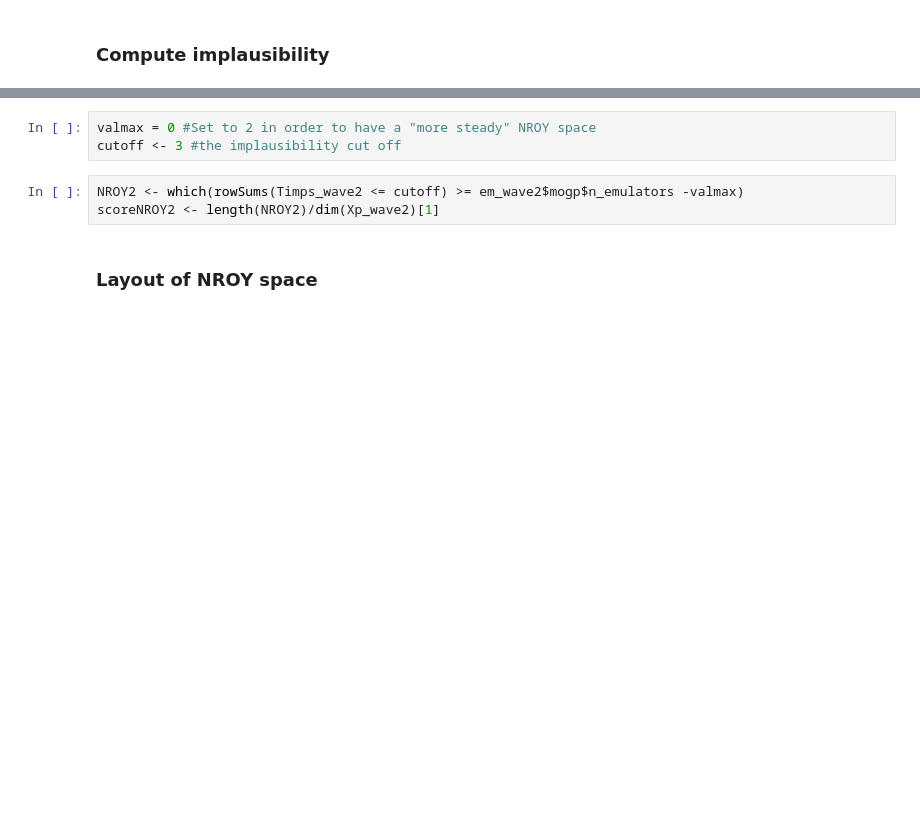
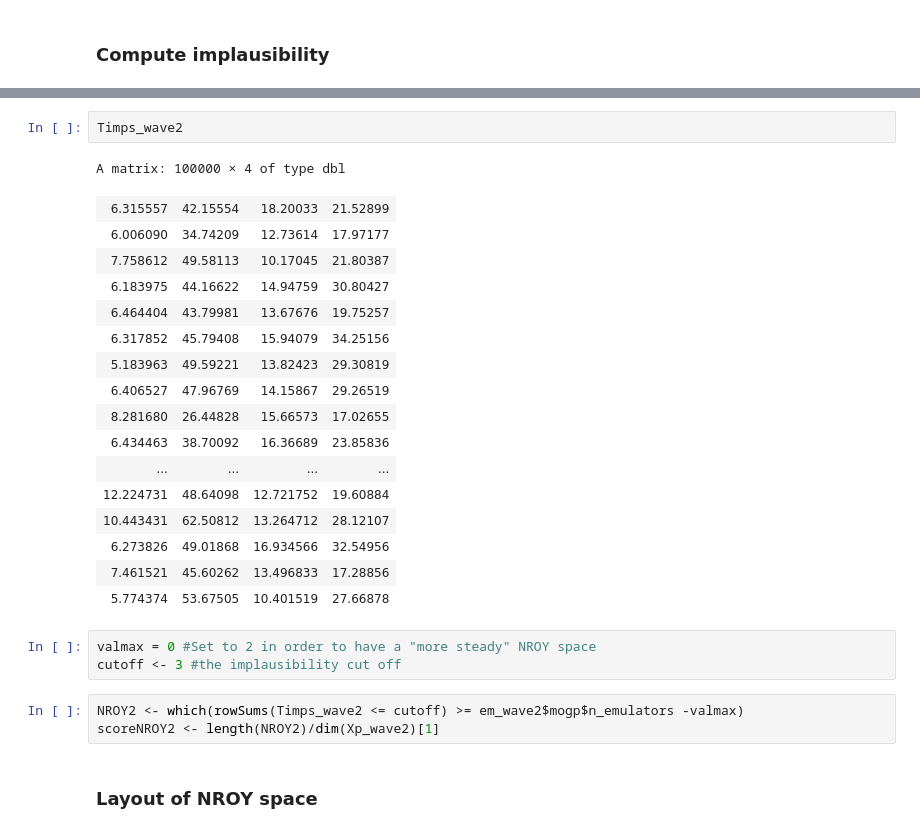
Before and after one commit to homerdurand/HistoryMatching_ExeterUQ, a Jupyter notebook: 27-07-21-HM-Dim-PCA.ipynb, the cells around one changed output, grey strips where cells are left out. Cells and saved outputs as stored; diff of their text form; blank space fills up the shorter version.

```diff
--- a/27-07-21-HM-Dim-PCA.ipynb
+++ b/27-07-21-HM-Dim-PCA.ipynb
@@ -382,3 +479,23 @@ system.time(Timps_wave2 <- ImplausibilityMOGP(NewData=Xp_wave2, Emulator=em_wave
+# %%
+Timps_wave2
+# %% [output]
+A matrix: 100000 × 4 of type dbl
+| 6.315557 | 42.15554 | 18.20033 | 21.52899 |
+| 6.006090 | 34.74209 | 12.73614 | 17.97177 |
+| 7.758612 | 49.58113 | 10.17045 | 21.80387 |
+| 6.183975 | 44.16622 | 14.94759 | 30.80427 |
+| 6.464404 | 43.79981 | 13.67676 | 19.75257 |
+| 6.317852 | 45.79408 | 15.94079 | 34.25156 |
+| 5.183963 | 49.59221 | 13.82423 | 29.30819 |
+| 6.406527 | 47.96769 | 14.15867 | 29.26519 |
+| 8.281680 | 26.44828 | 15.66573 | 17.02655 |
+| 6.434463 | 38.70092 | 16.36689 | 23.85836 |
+| ... | ... | ... | ... |
+| 12.224731 | 48.64098 | 12.721752 | 19.60884 |
+| 10.443431 | 62.50812 | 13.264712 | 28.12107 |
+| 6.273826 | 49.01868 | 16.934566 | 32.54956 |
+| 7.461521 | 45.60262 | 13.496833 | 17.28856 |
+| 5.774374 | 53.67505 | 10.401519 | 27.66878 |
 # %%
 valmax = 0 #Set to 2 in order to have a "more steady" NROY space
 cutoff <- 3 #the implausibility cut off
```
Also changed, not shown: parts of 29 cells of this notebook, 1 other file.
